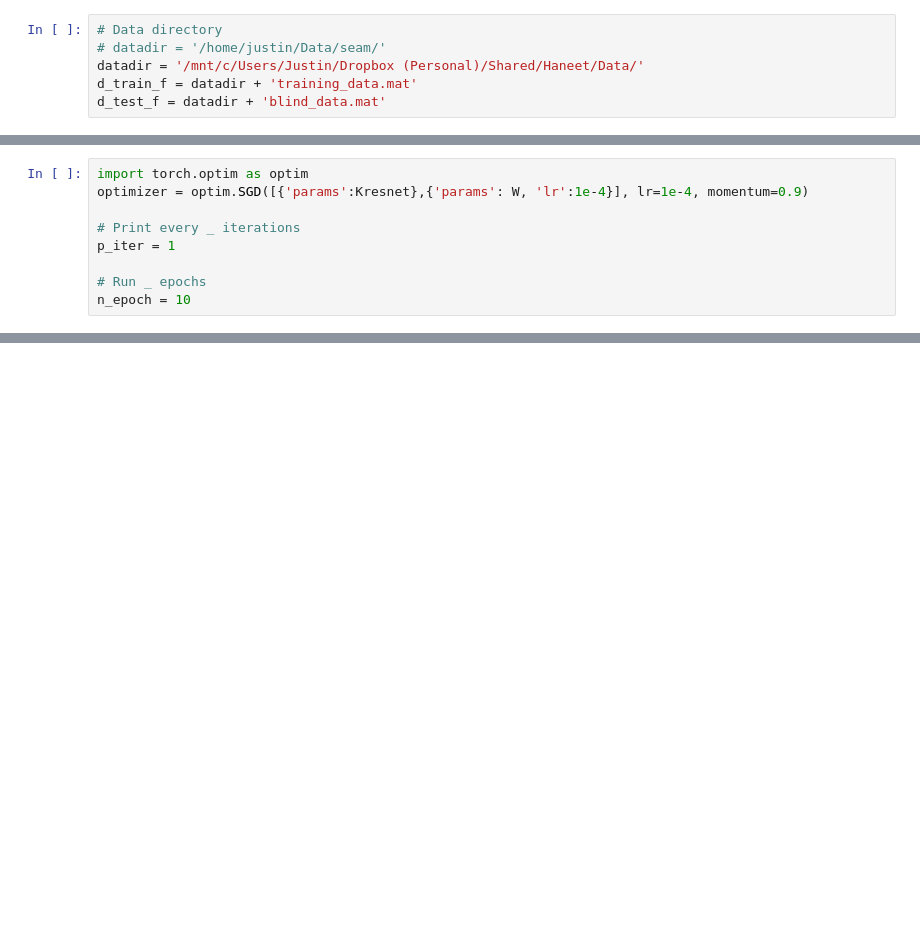
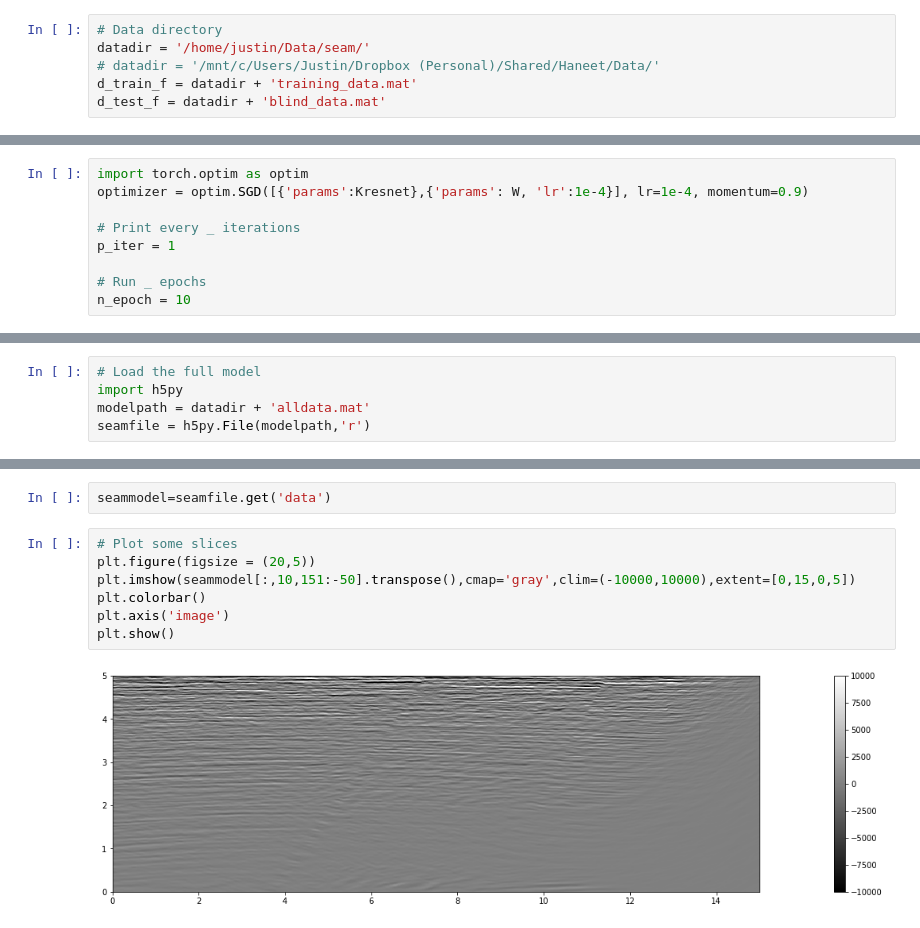
Before and after one commit to eldadHaber/PDENet, a Jupyter notebook: parse_seam_data.ipynb, the cells around one changed output, grey strips where cells are left out. Cells and saved outputs as stored; diff of their text form; blank space fills up the shorter version.

Commit message:
added the full seam model and started to try making predictions using a decent training run (90 percent acc..)

```diff
--- a/parse_seam_data.ipynb
+++ b/parse_seam_data.ipynb
@@ -11,8 +11,8 @@ import torchvision
 import torchvision.transforms as transforms
 # %%
 # Data directory
-# datadir = '/home/justin/Data/seam/'
-datadir = '/mnt/c/Users/Justin/Dropbox (Personal)/Shared/Haneet/Data/'
+datadir = '/home/justin/Data/seam/'
+# datadir = '/mnt/c/Users/Justin/Dropbox (Personal)/Shared/Haneet/Data/'
 d_train_f = datadir + 'training_data.mat'
 d_test_f = datadir + 'blind_data.mat'
 # %%
@@ -330,0 +370,5 @@ for testi in range(len(testlabels)):
+# %%
+# Load the full model
+import h5py
+modelpath = datadir + 'alldata.mat'
+seamfile = h5py.File(modelpath,'r')
@@ -330,0 +395,11 @@ for testi in range(len(testlabels)):
+# %%
+seammodel=seamfile.get('data')
+# %%
+# Plot some slices
+plt.figure(figsize = (20,5))
+plt.imshow(seammodel[:,10,151:-50].transpose(),cmap='gray',clim=(-10000,10000),extent=[0,15,0,5])
+plt.colorbar()
+plt.axis('image')
+plt.show()
+# %% [output]
+[figure, added]
```
Also changed, not shown: parts of 13 cells of this notebook.
